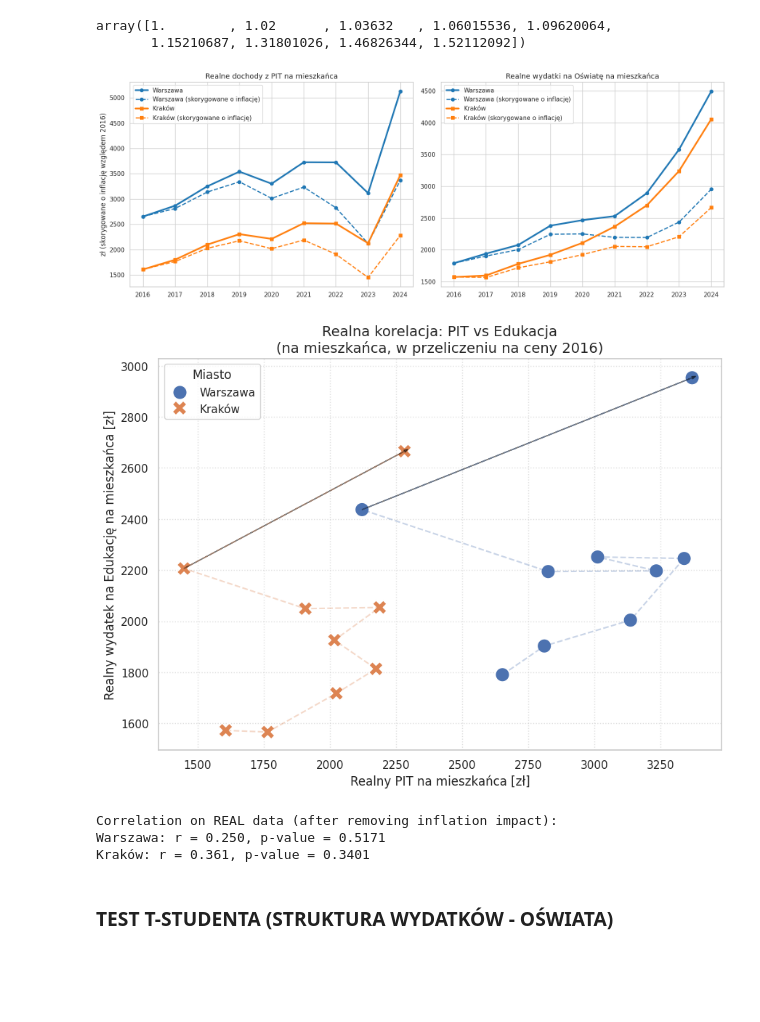
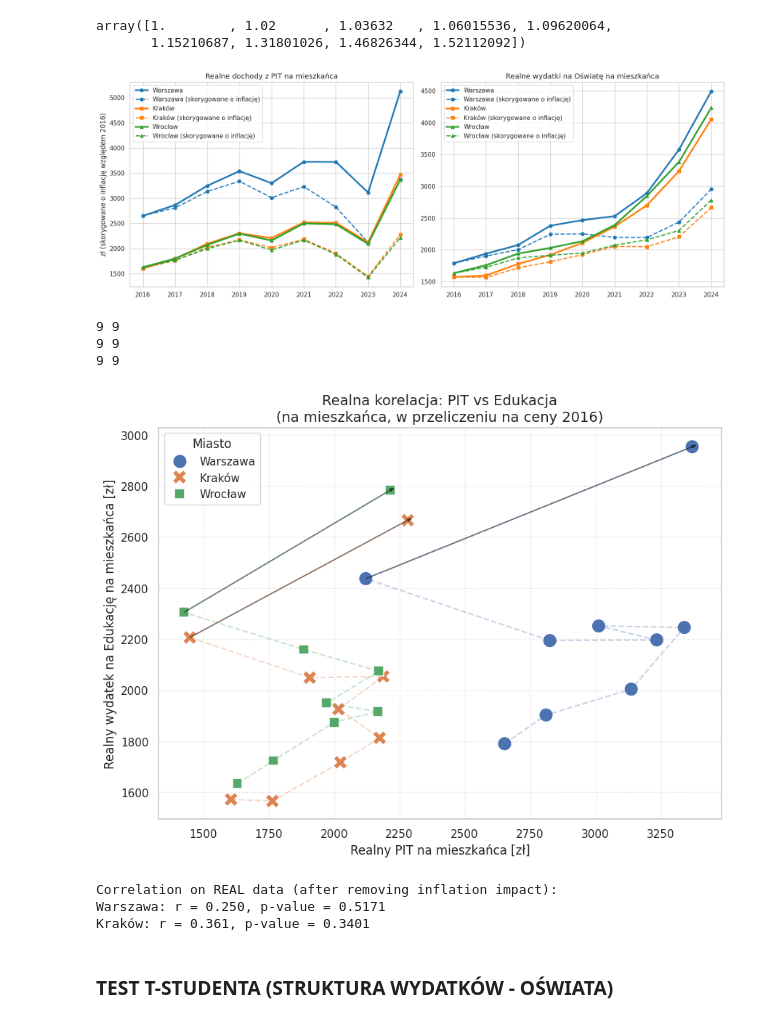
Before and after one commit to Kapturz0ny/sad-proj1, a Jupyter notebook: finance.ipynb, the cells around one changed output. Drawn from its saved outputs; the diff is of its cells as text; code cells hidden in the pictures; blank space fills up the shorter version.

```diff
--- a/finance.ipynb
+++ b/finance.ipynb
@@ -10,6 +11,7 @@ plt.rcParams['figure.figsize'] = (12, 6)
 
 df_waw = pd.read_csv("data/warszawa-gus-bdl.csv", delimiter=";", decimal=",")
 df_krk = pd.read_csv("data/krakow-gus-bdl.csv", delimiter=";", decimal=",")
+df_wrc = pd.read_csv("data/wroclaw-gus-bdl.csv", delimiter=";", decimal=",")
 
 lata = [str(rok) for rok in range(2016, 2025)]
 
@@ -85,25 +93,10 @@ pit_pc_krk_inf = pit_pc_krk / inflation_multiplier
 education_pc_krk = get_series(df_krk, *education_pc_loc)
 education_pc_krk_inf = education_pc_krk / inflation_multiplier
 
-# Preparing DataFrame for Seaborn plot
-# df_corr = pd.DataFrame({
-#     'PIT per capita': pd.concat([pit_pc_waw, pit_pc_krk]),
-#     'Education per capita': pd.concat([education_pc_waw, education_pc_krk]),
-#     'Miasto': ['Warszawa']*len(lata) + ['Kraków']*len(lata)
-# })
-
-# sns.lmplot(data=df_corr, x='PIT per capita', y='Education per capita', hue='Miasto', height=6, aspect=1.5, scatter_kws={'s': 80})
-# plt.title('Correlation: PIT revenue vs Education spending (PLN per capita)', fontsize=14)
-# plt.tight_layout()
-# plt.show()
-
-# # Calculating statistics
-# for city, pit, edu in [('Warszawa', pit_pc_waw, education_pc_waw), ('Kraków', pit_pc_krk, education_pc_krk)]:
-#     pearson_r, p_pearson = stats.pearsonr(pit.dropna(), edu.dropna())
-#     spearman_rho, p_spearman = stats.spearmanr(pit.dropna(), edu.dropna())
-#     print(f"{city}:")
-#     print(f"  Pearson:  r = {pearson_r:.3f} (p-value = {p_pearson:.4f})")
-#     print(f"  Spearman: rho = {spearman_rho:.3f} (p-value = {p_spearman:.4f})")
+pit_pc_wrc = get_series(df_wrc, *pit_pc_loc)
+pit_pc_wrc_inf = pit_pc_wrc / inflation_multiplier
+education_pc_wrc = get_series(df_wrc, *education_pc_loc)
+education_pc_wrc_inf = education_pc_wrc / inflation_multiplier
 
 fig, ax = plt.subplots(1, 2, figsize=(16, 6), sharey=False)
 
@@ -112,6 +105,8 @@ ax[0].plot(lata, pit_pc_waw, marker='o', label='Warszawa', linewidth=3, color='t
 ax[0].plot(lata, pit_pc_waw_inf, marker='o', label='Warszawa (skorygowane o inflację)', linewidth=2, linestyle='--', color='tab:blue')
 ax[0].plot(lata, pit_pc_krk, marker='s', label='Kraków', linewidth=3, color='tab:orange')
 ax[0].plot(lata, pit_pc_krk_inf, marker='s', label='Kraków (skorygowane o inflację)', linewidth=2, linestyle='--', color='tab:orange')
+ax[0].plot(lata, pit_pc_wrc, marker='^', label='Wrocław', linewidth=3, color='tab:green')
+ax[0].plot(lata, pit_pc_wrc_inf, marker='^', label='Wrocław (skorygowane o inflację)', linewidth=2, linestyle='--', color='tab:green')
 ax[0].set_title('Realne dochody z PIT na mieszkańca', fontsize=13)
 ax[0].set_ylabel('zł (skorygowane o inflację względem 2016)')
 ax[0].legend()
@@ -121,6 +116,8 @@ ax[1].plot(lata, education_pc_waw, marker='o', label='Warszawa', linewidth=3, co
 ax[1].plot(lata, education_pc_waw_inf, marker='o', label='Warszawa (skorygowane o inflację)', linewidth=2, linestyle='--', color='tab:blue')
 ax[1].plot(lata, education_pc_krk, marker='s', label='Kraków', linewidth=3, color='tab:orange')
 ax[1].plot(lata, education_pc_krk_inf, marker='s', label='Kraków (skorygowane o inflację)', linewidth=2, linestyle='--', color='tab:orange')
+ax[1].plot(lata, education_pc_wrc, marker='^', label='Wrocław', linewidth=3, color='tab:green')
+ax[1].plot(lata, education_pc_wrc_inf, marker='^', label='Wrocław (skorygowane o inflację)', linewidth=2, linestyle='--', color='tab:green')
 ax[1].set_title('Realne wydatki na Oświatę na mieszkańca', fontsize=13)
 ax[1].legend()
 
@@ -129,46 +126,52 @@ plt.savefig('img/pit_education_trends.png', dpi=300)
 plt.show()
 
 # --- VISUALIZATION 2: CORRELATION ON REAL DATA ---
+print(len(pit_pc_waw_inf), len(education_pc_waw_inf))
+print(len(pit_pc_krk_inf), len(education_pc_krk_inf))
+print(len(pit_pc_wrc_inf), len(education_pc_wrc_inf))
 
 df_real = pd.DataFrame({
-    'PIT_Real': pd.concat([pit_pc_waw_inf, pit_pc_krk_inf]),
-    'Education_Real': pd.concat([education_pc_waw_inf, education_pc_krk_inf]),
-    'Miasto': ['Warszawa']*9 + ['Kraków']*9,
-    'Year': lata * 2
+    'PIT_Real': pd.concat([pit_pc_waw_inf, pit_pc_krk_inf, pit_pc_wrc_inf]),
+    'Education_Real': pd.concat([education_pc_waw_inf, education_pc_krk_inf, education_pc_wrc_inf]),
+    'Miasto': ['Warszawa']*9 + ['Kraków']*9 + ['Wrocław']*9,
+    'Year': lata * 3
 })
 
 plt.figure(figsize=(10, 7))
 sns.scatterplot(data=df_real, x='PIT_Real', y='Education_Real', hue='Miasto', style='Miasto', s=200)
 
 # Adding trend arrows (showing how cities moved over time)
-for city in ['Warszawa', 'Kraków']:
+for city in ['Warszawa', 'Kraków', 'Wrocław']:
     temp = df_real[df_real['Miasto'] == city]
     plt.plot(temp['PIT_Real'], temp['Education_Real'], alpha=0.3, linestyle='--')
     # Arrow at the end of the trend
     plt.arrow(temp['PIT_Real'].iloc[-2], temp['Education_Real'].iloc[-2],
               temp['PIT_Real'].iloc[-1] - temp['PIT_Real'].iloc[-2],
               temp['Education_Real'].iloc[-1] - temp['Education_Real'].iloc[-2],
               head_width=10, color='black', alpha=0.5)
 
 plt.title('Realna korelacja: PIT vs Edukacja\n(na mieszkańca, w przeliczeniu na ceny 2016)', fontsize=14)
 plt.xlabel('Realny PIT na mieszkańca [zł]')
 plt.ylabel('Realny wydatek na Edukację na mieszkańca [zł]')
 plt.grid(True, linestyle=':', alpha=0.6)
 plt.savefig('img/pit_education_corr_real.png', dpi=300)
 plt.show()
 
 # --- STATISTICS ---
 print("Correlation on REAL data (after removing inflation impact):")
 for city in ['Warszawa', 'Kraków']:
     m = df_real[df_real['Miasto'] == city]
     r, p = stats.pearsonr(m['PIT_Real'], m['Education_Real'])
     print(f"{city}: r = {r:.3f}, p-value = {p:.4f}")
 # %% [output]
-[figure, old version]
+[figure, new version]
+9 9
+9 9
+9 9
-[figure, old version]
+[figure, new version]
-Correlation on REAL data (after removing inflation impact):
-Warszawa: r = 0.250, p-value = 0.5171
-Kraków: r = 0.361, p-value = 0.3401
+Correlation on REAL data (after removing inflation impact):
+Warszawa: r = 0.250, p-value = 0.5171
+Kraków: r = 0.361, p-value = 0.3401
 # %% [markdown]
 ### TEST T-STUDENTA (STRUKTURA WYDATKÓW - OŚWIATA)
 # %%
```
Also changed, not shown: parts of 4 cells of this notebook, 10 other files.
